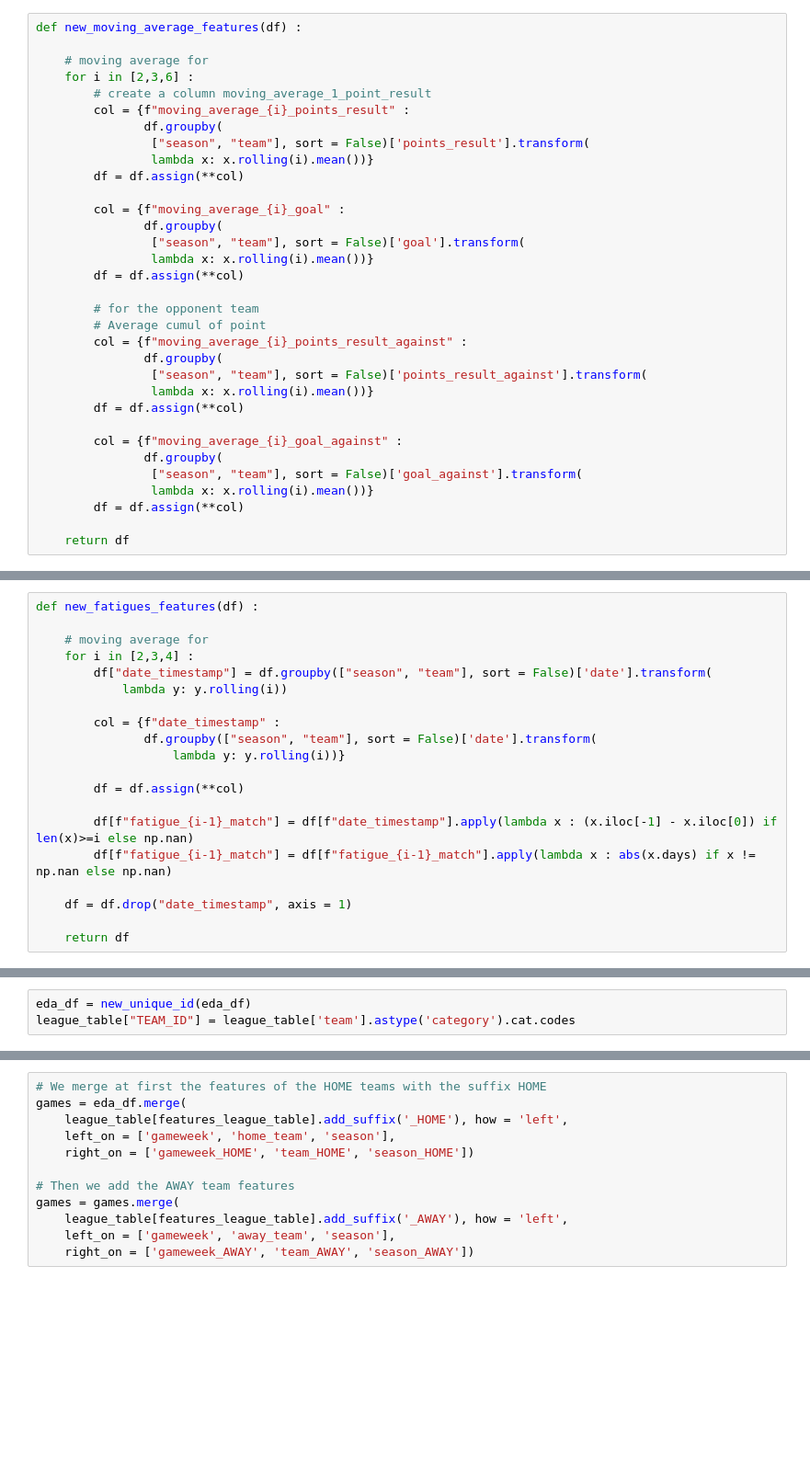
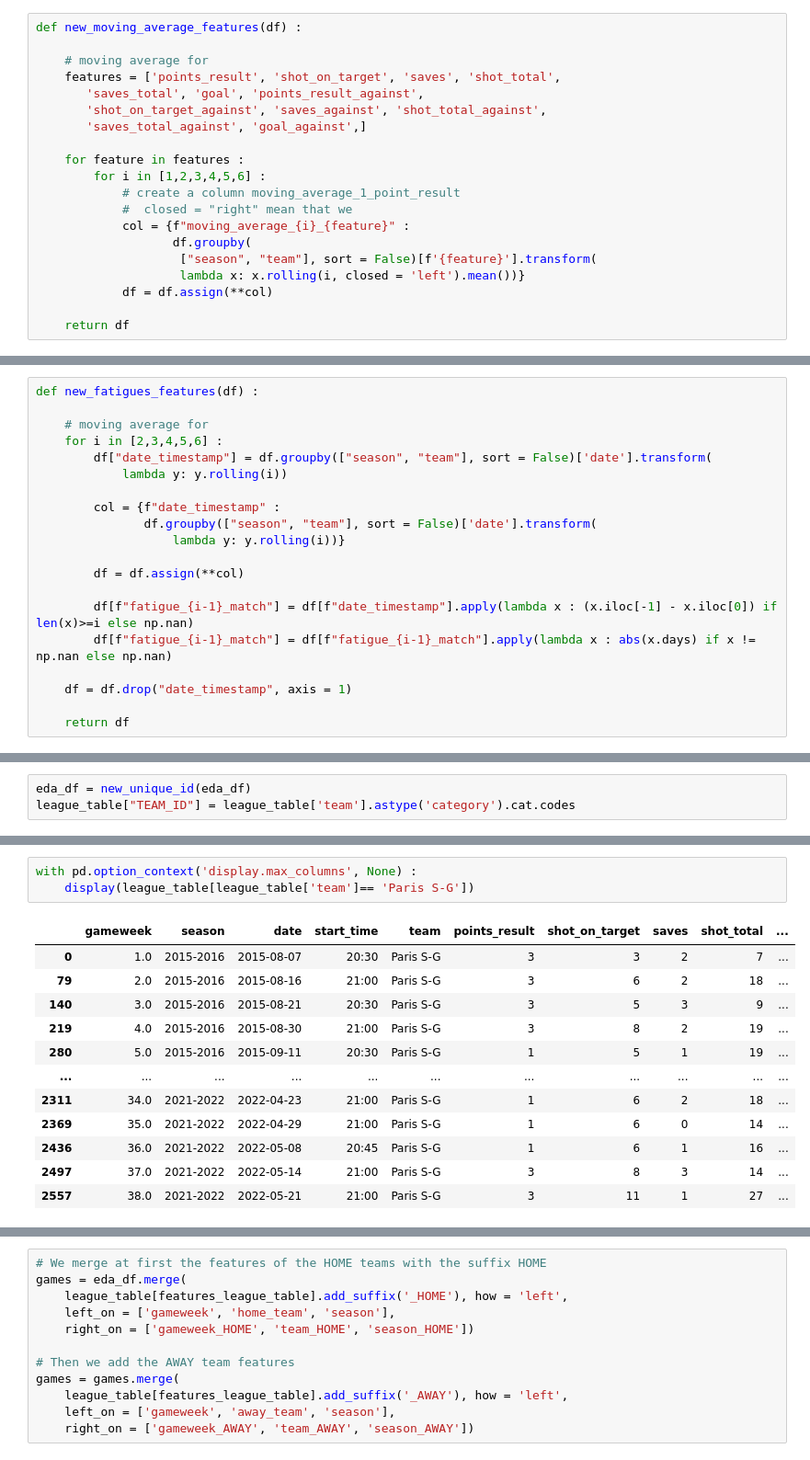
Before and after one commit to a-ayari03/football-pred, a Jupyter notebook: 01_Data_cleaning.ipynb, the cells around one changed output, grey strips where cells are left out. Shown at 92% size. Saved outputs shown, nothing was run; the diff lists cells and outputs as text; blank space fills up the shorter version.

```diff
--- a/01_Data_cleaning.ipynb
+++ b/01_Data_cleaning.ipynb
@@ -164,33 +128,20 @@ points_result, goal, goal_against, goal-goal_against
 def new_moving_average_features(df) :
 
     # moving average for
-    for i in [2,3,6] :
-        # create a column moving_average_1_point_result
-        col = {f"moving_average_{i}_points_result" :
-               df.groupby(
-                ["season", "team"], sort = False)['points_result'].transform(
-                lambda x: x.rolling(i).mean())}
-        df = df.assign(**col)
+    features = ['points_result', 'shot_on_target', 'saves', 'shot_total',
+       'saves_total', 'goal', 'points_result_against',
+       'shot_on_target_against', 'saves_against', 'shot_total_against',
+       'saves_total_against', 'goal_against',]
 
-        col = {f"moving_average_{i}_goal" :
-               df.groupby(
-                ["season", "team"], sort = False)['goal'].transform(
-                lambda x: x.rolling(i).mean())}
-        df = df.assign(**col)
-
-        # for the opponent team
-        # Average cumul of point
-        col = {f"moving_average_{i}_points_result_against" :
-               df.groupby(
-                ["season", "team"], sort = False)['points_result_against'].transform(
-                lambda x: x.rolling(i).mean())}
-        df = df.assign(**col)
-
-        col = {f"moving_average_{i}_goal_against" :
-               df.groupby(
-                ["season", "team"], sort = False)['goal_against'].transform(
-                lambda x: x.rolling(i).mean())}
-        df = df.assign(**col)
+    for feature in features :
+        for i in [1,2,3,4,5,6] :
+            # create a column moving_average_1_point_result
+            #  closed = "right" mean that we
+            col = {f"moving_average_{i}_{feature}" :
+                   df.groupby(
+                    ["season", "team"], sort = False)[f'{feature}'].transform(
+                    lambda x: x.rolling(i, closed = 'left').mean())}
+            df = df.assign(**col)
 
     return df
 # %% [markdown]
@@ -199,7 +150,7 @@ def new_moving_average_features(df) :
 def new_fatigues_features(df) :
 
     # moving average for
-    for i in [2,3,4] :
+    for i in [2,3,4,5,6] :
         df["date_timestamp"] = df.groupby(["season", "team"], sort = False)['date'].transform(
             lambda y: y.rolling(i))
 
@@ -320,3 +271,19 @@ features_league_table = ['gameweek', 'season', 'team',
        'moving_average_6_goal', 'moving_average_6_points_result_against',
        'moving_average_6_goal_against', 'fatigue_1_match', 'fatigue_2_match',
        'fatigue_3_match', 'TEAM_ID']
+# %%
+with pd.option_context('display.max_columns', None) :
+    display(league_table[league_table['team']== 'Paris S-G'])
+# %% [output]
+|  | gameweek | season | date | start_time | team | points_result | shot_on_target | saves | shot_total | ... |
+| 0 | 1.0 | 2015-2016 | 2015-08-07 | 20:30 | Paris S-G | 3 | 3 | 2 | 7 | ... |
+| 79 | 2.0 | 2015-2016 | 2015-08-16 | 21:00 | Paris S-G | 3 | 6 | 2 | 18 | ... |
+| 140 | 3.0 | 2015-2016 | 2015-08-21 | 20:30 | Paris S-G | 3 | 5 | 3 | 9 | ... |
+| 219 | 4.0 | 2015-2016 | 2015-08-30 | 21:00 | Paris S-G | 3 | 8 | 2 | 19 | ... |
+| 280 | 5.0 | 2015-2016 | 2015-09-11 | 20:30 | Paris S-G | 1 | 5 | 1 | 19 | ... |
+| ... | ... | ... | ... | ... | ... | ... | ... | ... | ... | ... |
+| 2311 | 34.0 | 2021-2022 | 2022-04-23 | 21:00 | Paris S-G | 1 | 6 | 2 | 18 | ... |
+| 2369 | 35.0 | 2021-2022 | 2022-04-29 | 21:00 | Paris S-G | 1 | 6 | 0 | 14 | ... |
+| 2436 | 36.0 | 2021-2022 | 2022-05-08 | 20:45 | Paris S-G | 1 | 6 | 1 | 16 | ... |
+| 2497 | 37.0 | 2021-2022 | 2022-05-14 | 21:00 | Paris S-G | 3 | 8 | 3 | 14 | ... |
+| 2557 | 38.0 | 2021-2022 | 2022-05-21 | 21:00 | Paris S-G | 3 | 11 | 1 | 27 | ... |
```
Also changed, not shown: parts of 6 cells of this notebook, 3 other files.
